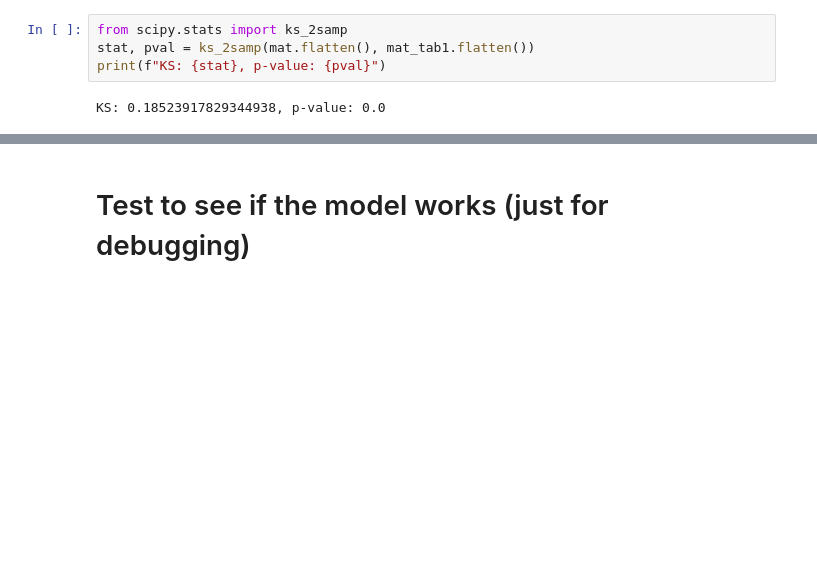
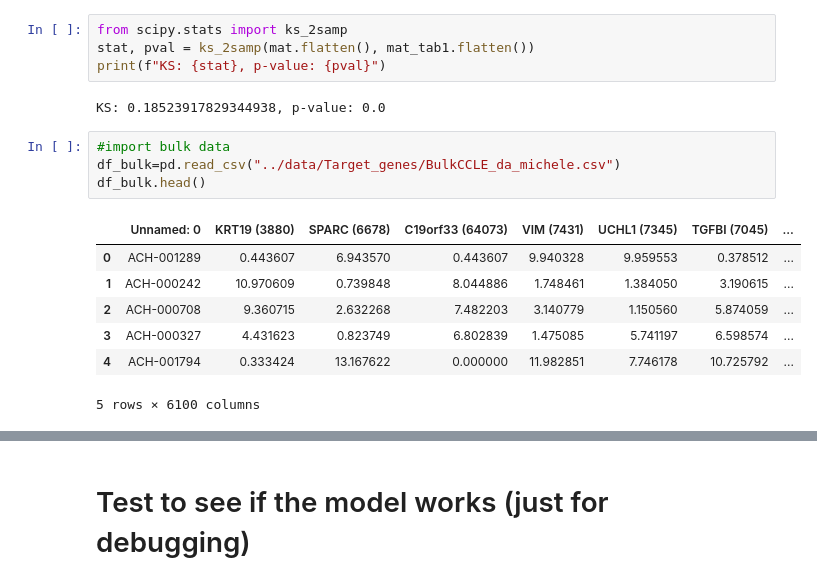
Before and after one commit to tommasoravasio/scRNAseq-GNN-binary-tp53, a Jupyter notebook: notebooks/main_experiment.ipynb, the cells around one changed output, grey strips where cells are left out. Saved outputs shown, nothing was run; the diff lists cells and outputs as text; blank space fills up the shorter version.

```diff
--- a/notebooks/main_experiment.ipynb
+++ b/notebooks/main_experiment.ipynb
@@ -351,3 +358,15 @@ stat, pval = ks_2samp(mat.flatten(), mat_tab1.flatten())
 print(f"KS: {stat}, p-value: {pval}")
 # %% [output]
 KS: 0.18523917829344938, p-value: 0.0
+# %%
+#import bulk data
+df_bulk=pd.read_csv("../data/Target_genes/BulkCCLE_da_michele.csv")
+df_bulk.head()
+# %% [output]
+|  | Unnamed: 0 | KRT19 (3880) | SPARC (6678) | C19orf33 (64073) | VIM (7431) | UCHL1 (7345) | TGFBI (7045) | ... |
+| 0 | ACH-001289 | 0.443607 | 6.943570 | 0.443607 | 9.940328 | 9.959553 | 0.378512 | ... |
+| 1 | ACH-000242 | 10.970609 | 0.739848 | 8.044886 | 1.748461 | 1.384050 | 3.190615 | ... |
+| 2 | ACH-000708 | 9.360715 | 2.632268 | 7.482203 | 3.140779 | 1.150560 | 5.874059 | ... |
+| 3 | ACH-000327 | 4.431623 | 0.823749 | 6.802839 | 1.475085 | 5.741197 | 6.598574 | ... |
+| 4 | ACH-001794 | 0.333424 | 13.167622 | 0.000000 | 11.982851 | 7.746178 | 10.725792 | ... |
+5 rows × 6100 columns
```
Also changed, not shown: parts of 8 cells of this notebook, 8 other files.
